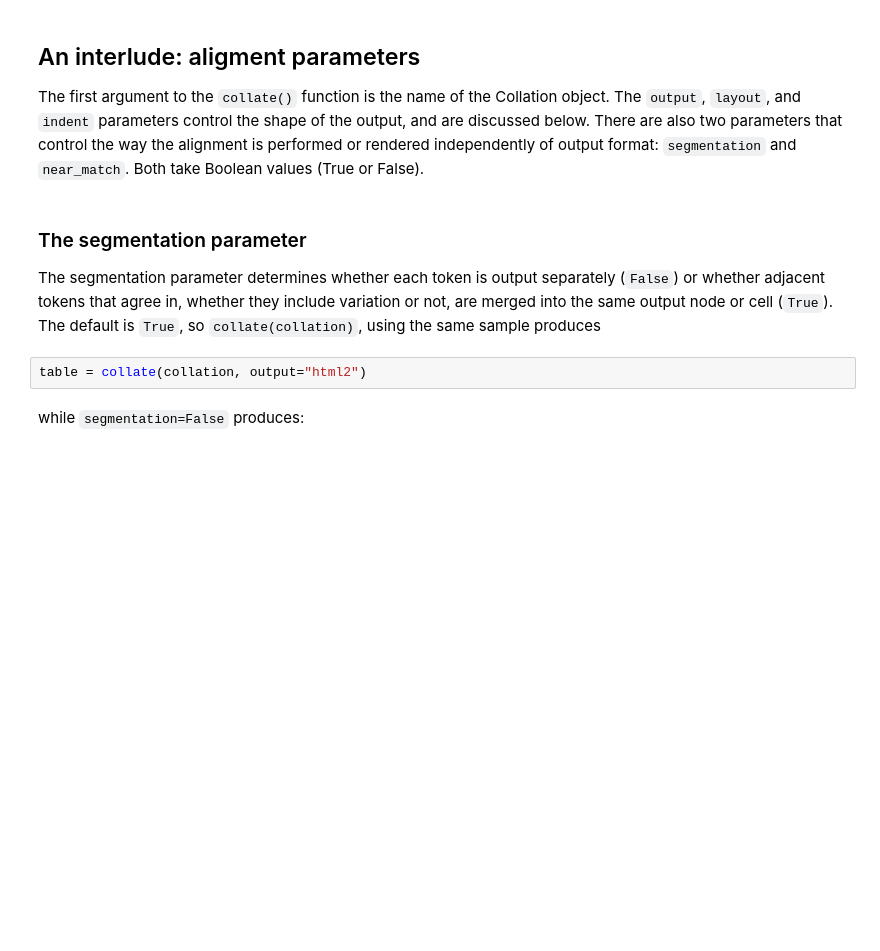
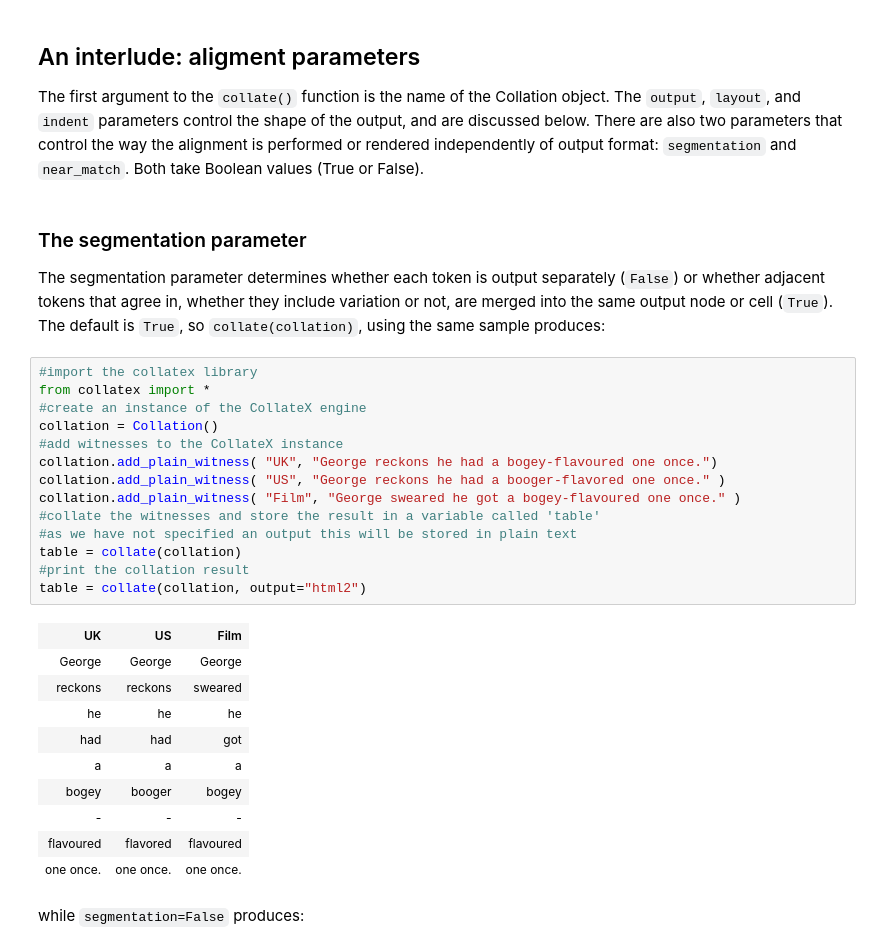
Before and after one commit to automaticCollationLausanne2020/Materials, a Jupyter notebook: session6/collation-outputs.ipynb, the cells around one changed output. Saved outputs shown, nothing was run; the diff lists cells and outputs as text; blank space fills up the shorter version.

```diff
--- a/session6/collation-outputs.ipynb
+++ b/session6/collation-outputs.ipynb
@@ -91,9 +91,32 @@ The first argument to the `collate()` function is the name of the Collation obje
 # %% [markdown]
 ### The segmentation parameter
 
-The segmentation parameter determines whether each token is output separately (`False`) or whether adjacent tokens that agree in, whether they include variation or not, are merged into the same output node or cell (`True`). The default is `True`, so `collate(collation)`, using the same sample produces
+The segmentation parameter determines whether each token is output separately (`False`) or whether adjacent tokens that agree in, whether they include variation or not, are merged into the same output node or cell (`True`). The default is `True`, so `collate(collation)`, using the same sample produces:
-# %%
-table = collate(collation, output="html2")
+# %%
+#import the collatex library
+from collatex import *
+#create an instance of the CollateX engine
+collation = Collation()
+#add witnesses to the CollateX instance
+collation.add_plain_witness( "UK", "George reckons he had a bogey-flavoured one once.")
+collation.add_plain_witness( "US", "George reckons he had a booger-flavored one once." )
+collation.add_plain_witness( "Film", "George sweared he got a bogey-flavoured one once." )
+#collate the witnesses and store the result in a variable called 'table'
+#as we have not specified an output this will be stored in plain text
+table = collate(collation)
+#print the collation result
+table = collate(collation, output="html2")
+# %% [output]
+| UK | US | Film |
+| George | George | George |
+| reckons | reckons | sweared |
+| he | he | he |
+| had | had | got |
+| a | a | a |
+| bogey | booger | bogey |
+| - | - | - |
+| flavoured | flavored | flavoured |
+| one once. | one once. | one once. |
 # %% [markdown]
 while `segmentation=False` produces:
 # %%
```
Also changed, not shown: parts of 14 cells of this notebook.
